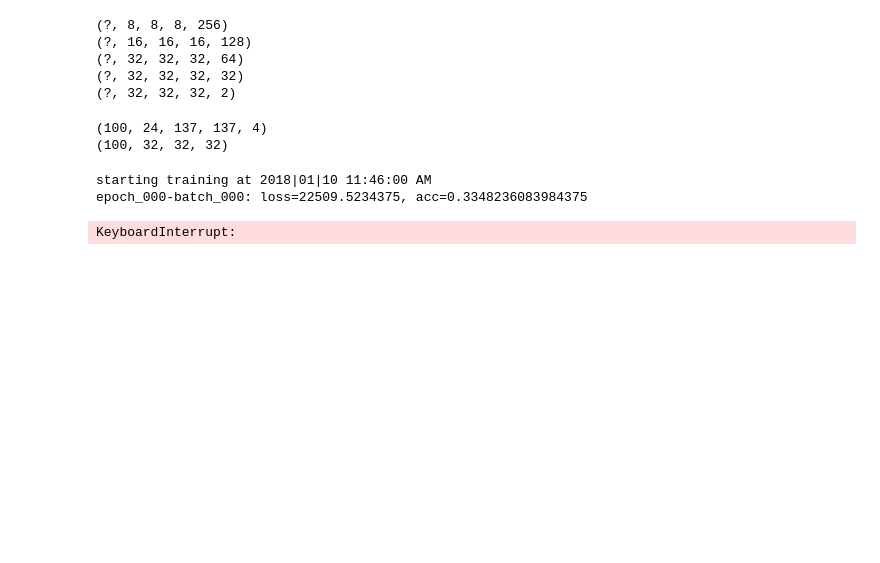
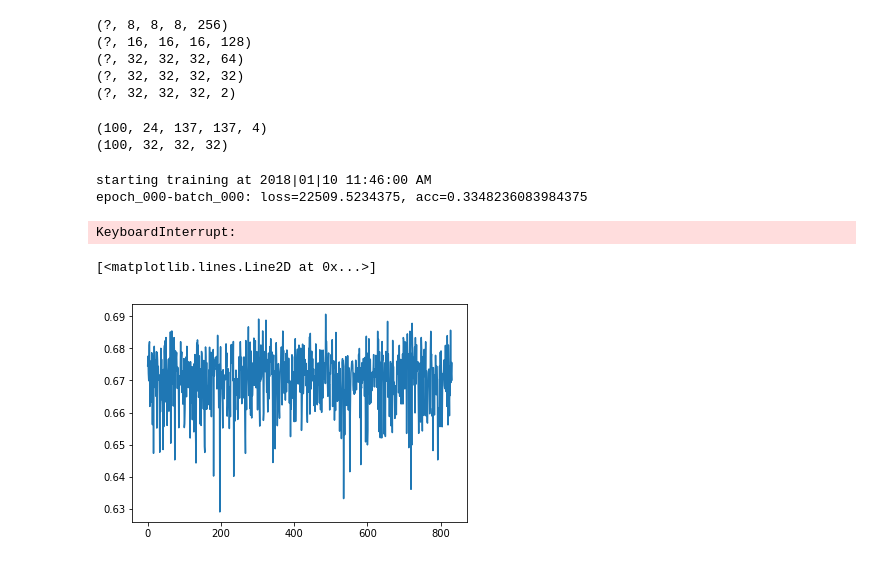
Before and after one commit to micmelesse/3D-reconstruction-with-Neural-Networks, a Jupyter notebook: train.ipynb, the cells around one changed output. Saved outputs shown, nothing was run; the diff lists cells and outputs as text; code cells hidden in the pictures; blank space fills up the shorter version.

```diff
--- a/train.ipynb
+++ b/train.ipynb
@@ -195,3 +193,13 @@ np.save("{}/losses".format("train_dir"),np.random.rand(1,2,3))
 # ind=5
 # utils.imshow_multichannel(data_batchs[bat][ind,0])
 # utils.imshow_voxel(label_batchs[bat][ind])
+# %%
+l=np.load("accs.npy")
+# %%
+%matplotlib inline
+plt.figure()
+#flattened in row major form
+plt.plot(l.flatten())
+# %% [output]
+[<matplotlib.lines.Line2D at 0x...>]
+[figure, added]
```
Also changed, not shown: parts of 1 cell of this notebook, 2 other files.
